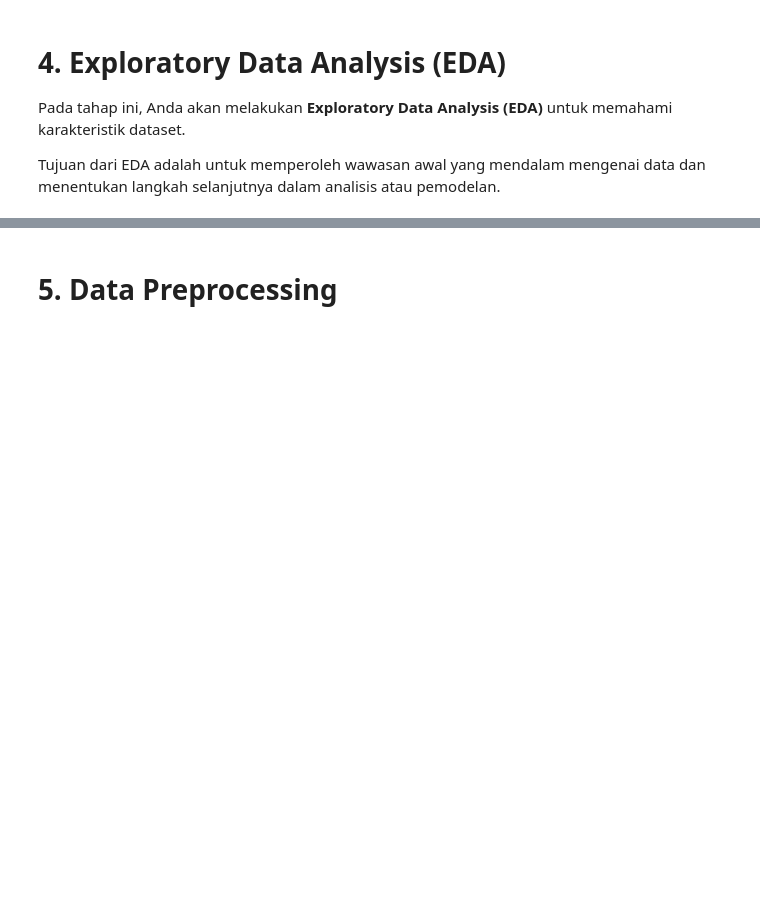
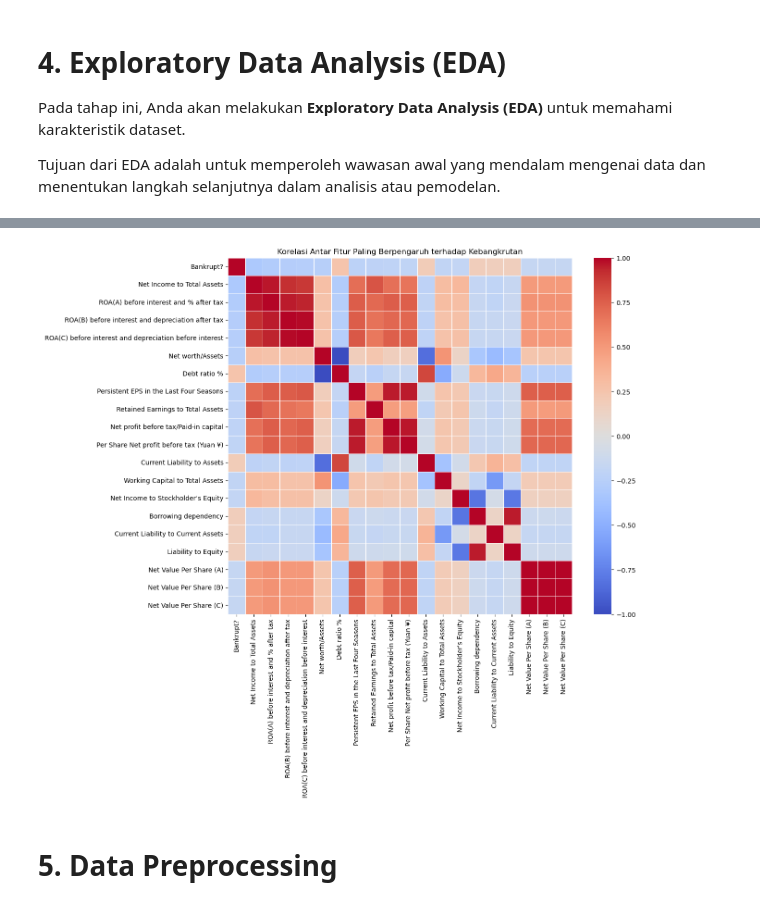
Before and after one commit to NauvalGymnasti/bankruptcy-analysis-system, a Jupyter notebook: Eksperimen_MSML.ipynb, the cells around one changed output, grey strips where cells are left out. Cells and saved outputs as stored; diff of their text form; code cells hidden in the pictures; blank space fills up the shorter version.

```diff
--- a/Eksperimen_MSML.ipynb
+++ b/Eksperimen_MSML.ipynb
@@ -105,3 +223,11 @@ Tujuan dari EDA adalah untuk memperoleh wawasan awal yang mendalam mengenai data
+# %%
+plt.figure(figsize=(12,10))
+top_features = df.corr(numeric_only=True)['Bankrupt?'].abs().sort_values(ascending=False).head(20).index
+sns.heatmap(df[top_features].corr(), annot=False, cmap='coolwarm', linewidths=0.5)
+plt.title("Korelasi Antar Fitur Paling Berpengaruh terhadap Kebangkrutan")
+plt.show()
+# %% [output]
+[figure, added]
 # %% [markdown]
 # **5. Data Preprocessing**
 # %% [markdown]
```
Also changed, not shown: parts of 9 cells of this notebook.
